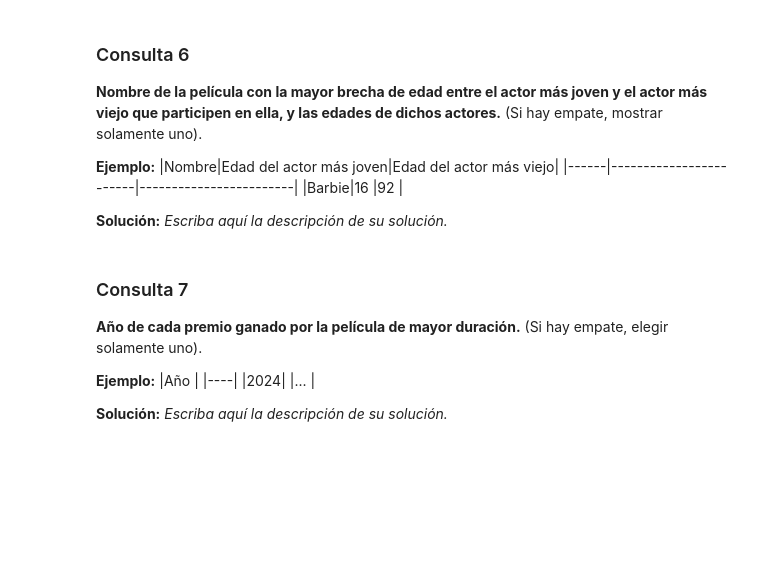
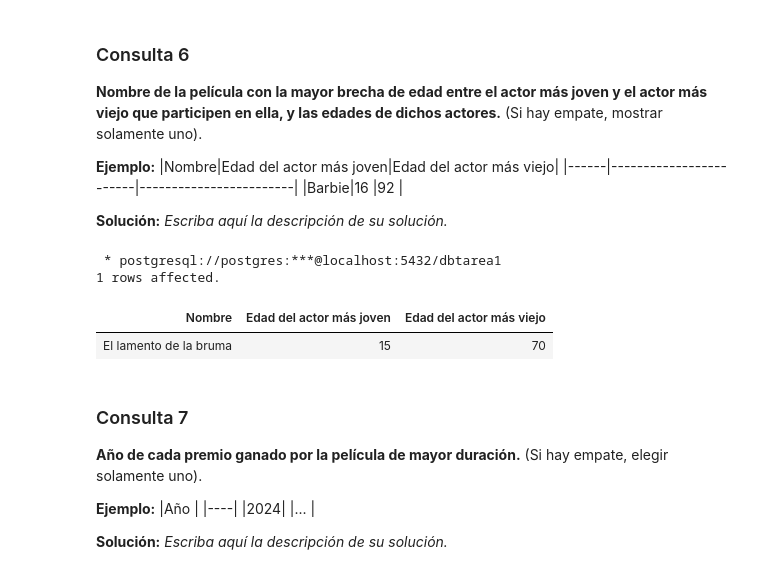
Before and after one commit to benyens/tarea1bd, a Jupyter notebook: Tarea_1.ipynb, the cells around one changed output. Cells and saved outputs as stored; diff of their text form; code cells hidden in the pictures; blank space fills up the shorter version.

```diff
--- a/Tarea_1.ipynb
+++ b/Tarea_1.ipynb
@@ -469,14 +449,20 @@ ORDER BY "Cantidad de actores" DESC;
 **Solución:** _Escriba aquí la descripción de su solución._
 # %%
 %%sql
-/* Reemplace estas queries por las que resuelven las consultas pedidas. */
-SELECT pelicula.nombre AS "Nombre" , MIN(actor.edad) AS "Edad del actor más joven" , MAX(actor.edad) AS "Edad del actor más viejo"
+SELECT pelicula.nombre AS "Nombre",
+       MIN(actor.edad) AS "Edad del actor más joven",
+       MAX(actor.edad) AS "Edad del actor más viejo"
 FROM pelicula
 INNER JOIN actor_participa_en_pelicula ON pelicula.id_pelicula = actor_participa_en_pelicula.id_pelicula
-INNER JOIN actor ON actor_participa_en_pelicula = actor.id_actor
+INNER JOIN actor ON actor_participa_en_pelicula.id_actor = actor.id_actor
 GROUP BY pelicula.nombre
-ORDER BY (MAX(actor.edad)-MIN(actor.edad)) DESC
+ORDER BY (MAX(actor.edad) - MIN(actor.edad)) DESC
 LIMIT 1;
+# %% [output]
+ * postgresql://postgres:***@localhost:5432/dbtarea1
+1 rows affected.
+| Nombre | Edad del actor más joven | Edad del actor más viejo |
+| El lamento de la bruma | 15 | 70 |
 # %% [markdown]
 ### Consulta 7
 **Año de cada premio ganado por la película de mayor duración.** (Si hay empate, elegir solamente uno).
```
Also changed, not shown: parts of 18 cells of this notebook, 2 other files.
